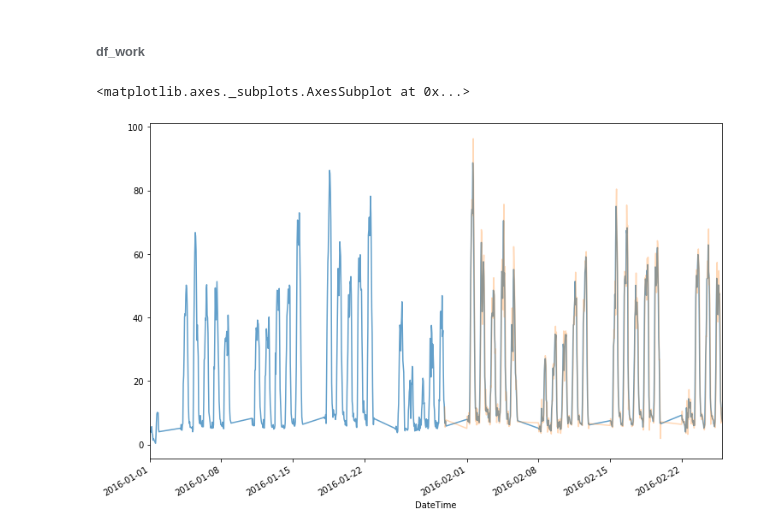
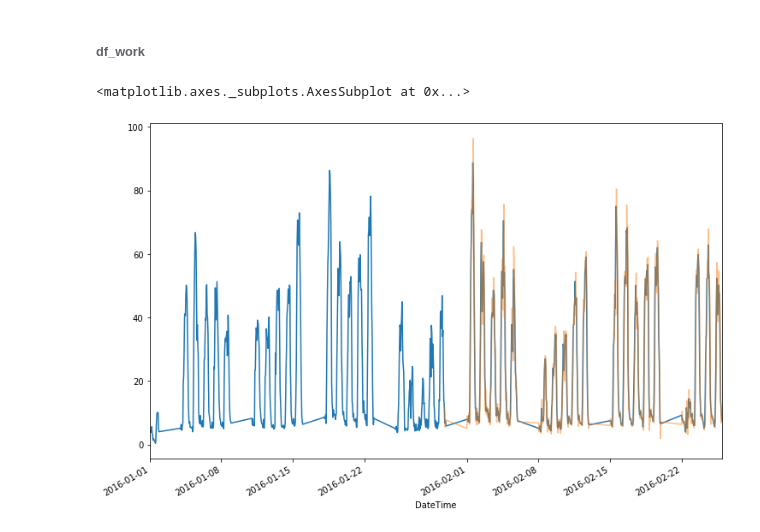
Before and after one commit to guyzsarun/Kaggle, a Jupyter notebook: Capstone/Capstone.ipynb, the cells around one changed output. Cells and saved outputs as stored; diff of their text form; code cells hidden in the pictures.

```diff
--- a/Capstone/Capstone.ipynb
+++ b/Capstone/Capstone.ipynb
@@ -285,8 +285,8 @@ results.resid.plot(kind='kde')
 ###### df_work
 # %%
 df_work['forecast'] = results.predict(start = 500, end= 959)
-df_work['load'].plot(figsize=(12,8),alpha=0.7)
-df_work['forecast'].plot(figsize=(12,8),alpha=0.3)
+df_work['load'].plot(figsize=(12,8))
+df_work['forecast'].plot(figsize=(12,8),alpha=0.5)
 # %% [output]
 <matplotlib.axes._subplots.AxesSubplot at 0x...>
-[figure, old version]
+[figure, new version]
```
Also changed, not shown: parts of 2 cells of this notebook, 1 other file.
